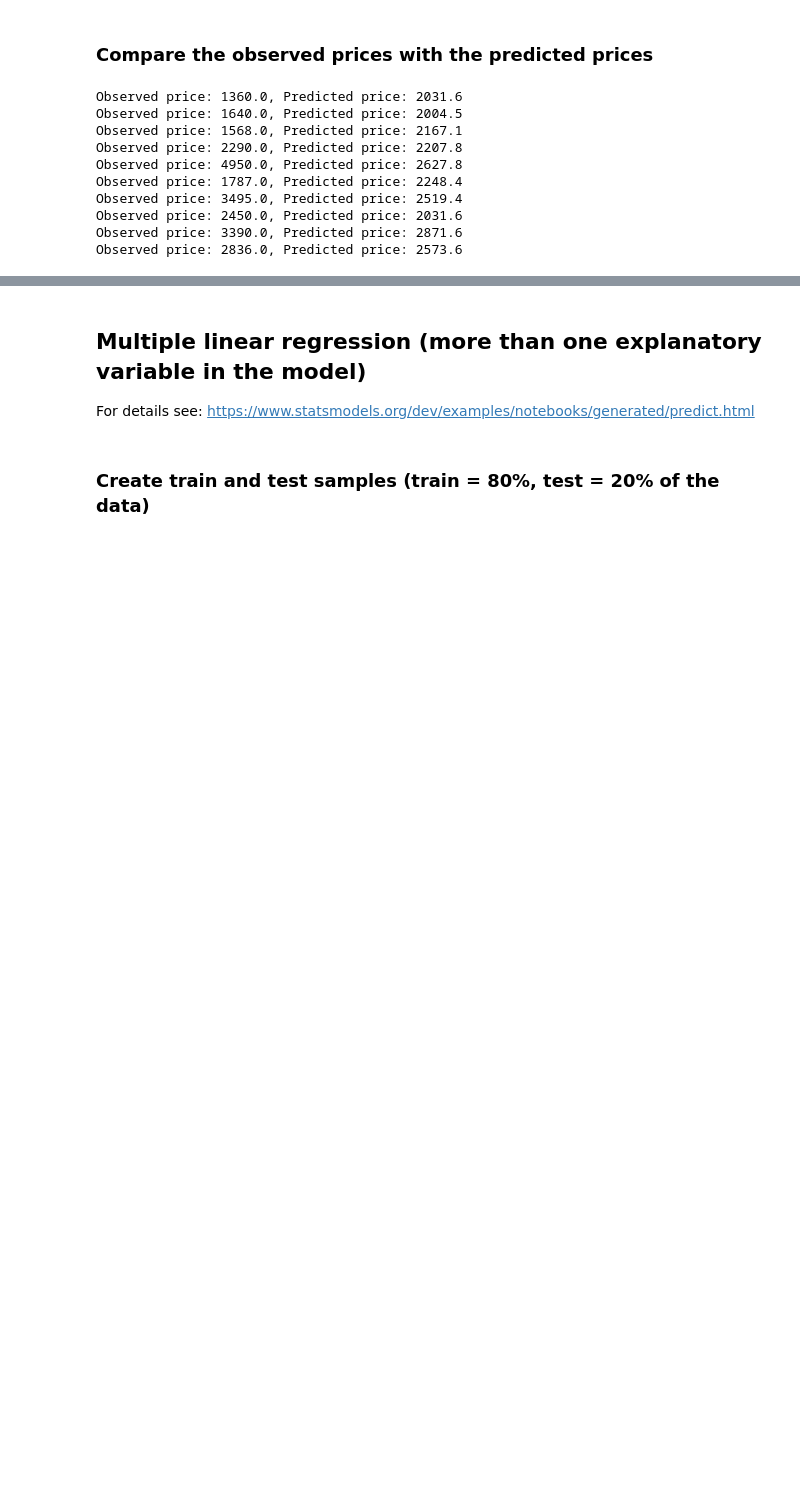
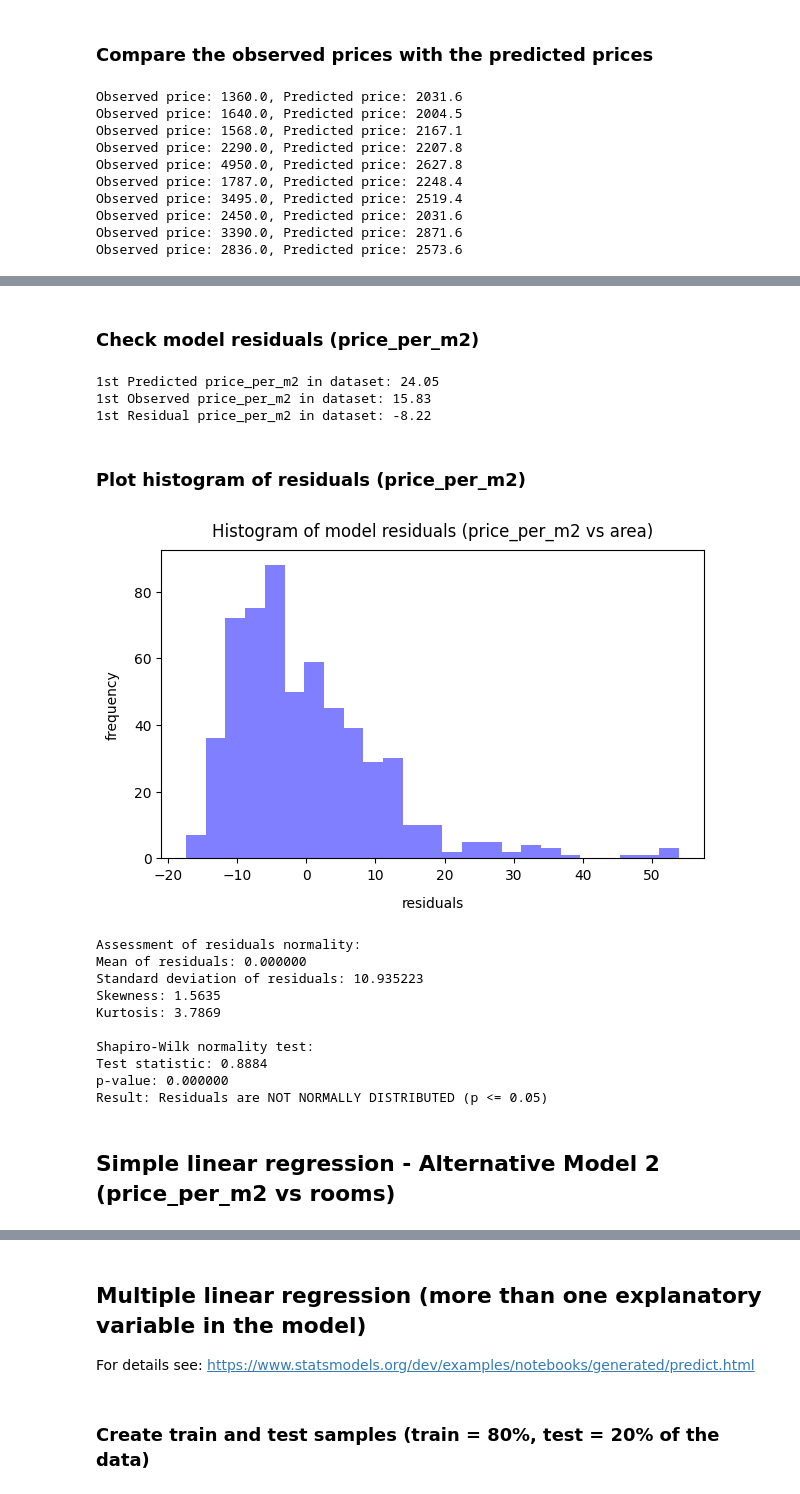
Before and after one commit to TimDubath-dev/data_analytics, a Jupyter notebook: Week_08/linear_regression.ipynb, the cells around one changed output, grey strips where cells are left out. Drawn from its saved outputs; the diff is of its cells as text; code cells hidden in the pictures; blank space fills up the shorter version.

```diff
--- a/Week_08/linear_regression.ipynb
+++ b/Week_08/linear_regression.ipynb
@@ -202,0 +271,71 @@ Observed price: 2836.0, Predicted price: 2573.6
+# %% [markdown]
+### Check model residuals (price_per_m2)
+# %%
+# Function to calculate model predictions for alternative model
+def myfunc_alt(x):
+    return slope_alt * x + intercept_alt
+
+# Apply myfunc_alt() to x, i.e. make predictions
+mymodel_alt = pd.Series(map(myfunc_alt, X_train_alt)).values
+
+# Calculate model residuals for train data
+residuals_alt = y_train_alt.values - mymodel_alt
+
+# Check the first residual value in our data set
+print(f'1st Predicted price_per_m2 in dataset: {mymodel_alt[0]:.2f}')
+print(f'1st Observed price_per_m2 in dataset: {y_train_alt.iloc[0]:.2f}')
+print(f'1st Residual price_per_m2 in dataset: {residuals_alt[0]:.2f}')
+# %% [output]
+1st Predicted price_per_m2 in dataset: 24.05
+1st Observed price_per_m2 in dataset: 15.83
+1st Residual price_per_m2 in dataset: -8.22
+# %% [markdown]
+### Plot histogram of residuals (price_per_m2)
+# %%
+# Plot histogram of residuals
+fig = plt.figure(figsize=(7,4))
+n, bins, patches = plt.hist(x=residuals_alt,
+                            bins=25,
+                            color='blue',
+                            alpha=0.5
+                   )
+
+# Set title and labels
+plt.xlabel('residuals', fontsize=10, labelpad=10)
+plt.ylabel('frequency', fontsize=10, labelpad=10)
+plt.title('Histogram of model residuals (price_per_m2 vs area)', fontsize=12, pad=10)
+
+# Show plot
+plt.show()
+
+# Assess normality of residuals
+print('Assessment of residuals normality:')
+print(f'Mean of residuals: {residuals_alt.mean():.6f}')
+print(f'Standard deviation of residuals: {residuals_alt.std():.6f}')
+print(f'Skewness: {stats.skew(residuals_alt):.4f}')
+print(f'Kurtosis: {stats.kurtosis(residuals_alt):.4f}')
+
+# Perform normality test (Shapiro-Wilk test)
+shapiro_stat, shapiro_p = stats.shapiro(residuals_alt)
+print(f'\nShapiro-Wilk normality test:')
+print(f'Test statistic: {shapiro_stat:.4f}')
+print(f'p-value: {shapiro_p:.6f}')
+
+if shapiro_p > 0.05:
+    print('Result: Residuals are NORMALLY DISTRIBUTED (p > 0.05)')
+else:
+    print('Result: Residuals are NOT NORMALLY DISTRIBUTED (p <= 0.05)')
+# %% [output]
+[figure, added]
+Assessment of residuals normality:
+Mean of residuals: 0.000000
+Standard deviation of residuals: 10.935223
+Skewness: 1.5635
+Kurtosis: 3.7869
+
+Shapiro-Wilk normality test:
+Test statistic: 0.8884
+p-value: 0.000000
+Result: Residuals are NOT NORMALLY DISTRIBUTED (p <= 0.05)
+# %% [markdown]
+## Simple linear regression - Alternative Model 2 (price_per_m2 vs rooms)
```
Also changed, not shown: parts of 19 cells of this notebook, 11 other files.
